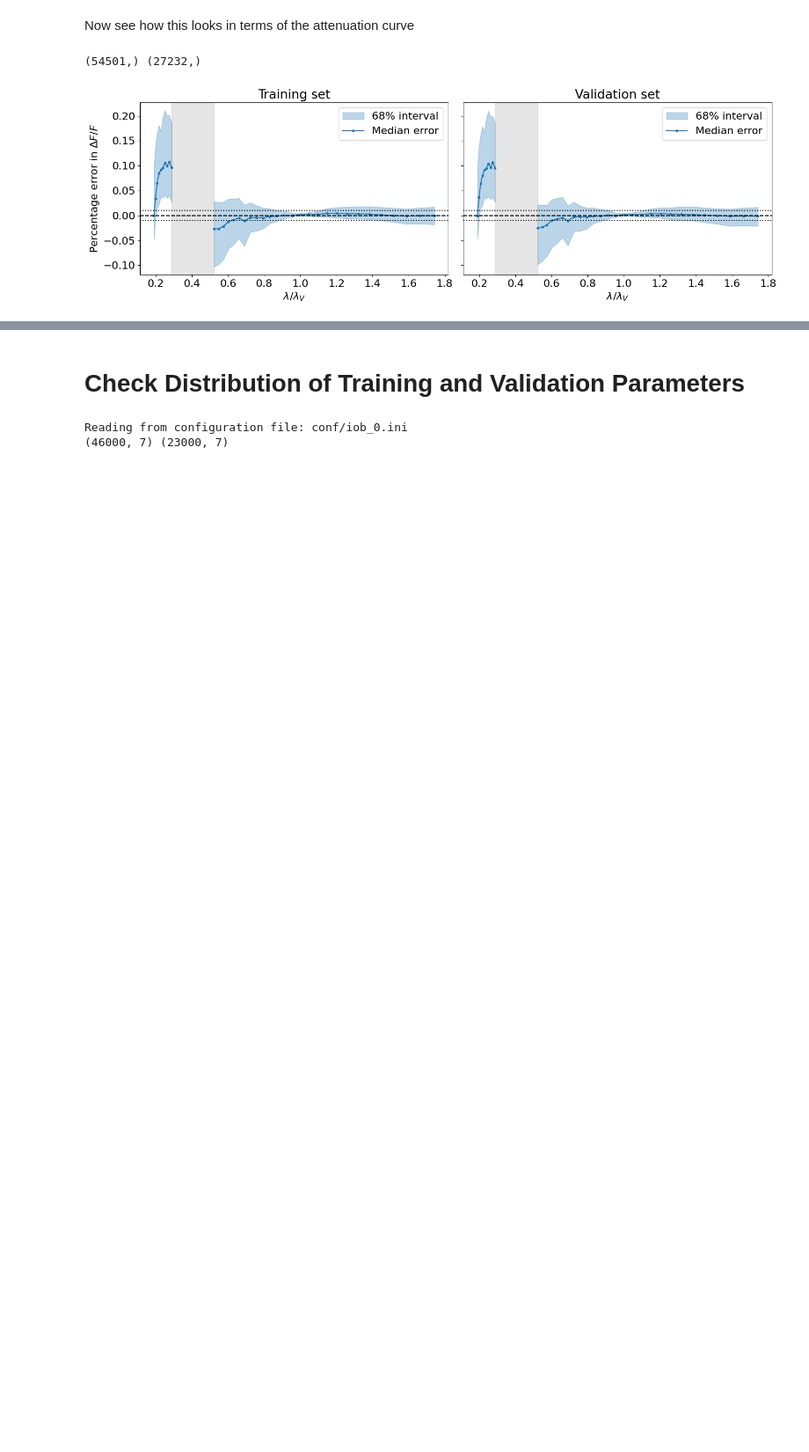
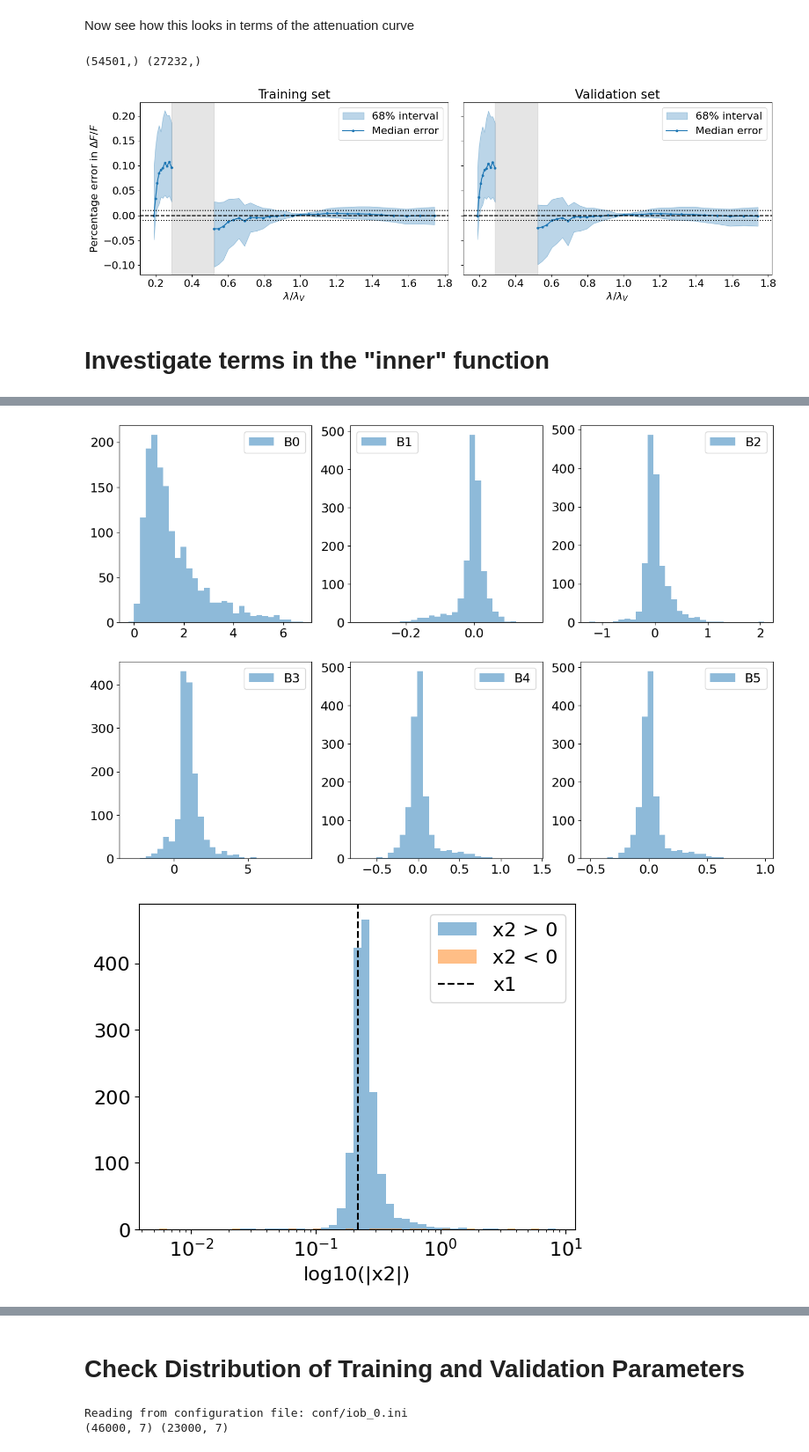
Before and after one commit to maho3/iob-attenuation, a Jupyter notebook: symbolic_regression/Results.ipynb, the cells around one changed output, grey strips where cells are left out. Shown at 88% size. Cells and saved outputs as stored; diff of their text form; code cells hidden in the pictures; blank space fills up the shorter version.

```diff
--- a/symbolic_regression/Results.ipynb
+++ b/symbolic_regression/Results.ipynb
@@ -578,3 +585,76 @@ fig.tight_layout()
 # %% [output]
 (54501,) (27232,)
 [figure]
+# %% [markdown]
+# Investigate terms in the "inner" function
+# %%
+name = 'train'
+ini_file = 'conf/iob_44.ini'; ilen = 43
+
+args = OperonArgs(ini_file)
+
+fname = args.selection.train_file if name == 'train' else args.selection.val_file
+data_train = pd.read_csv(fname)
+iob_cols = sorted([col for col in data_train.columns if re.match(r'IOB\d+', col)])
+
+c = [1.000648, 45.120201, 208.741272, 2.214609, 11.210193, 1.380509, 22.421267, 5.736165, 3.953059, 5.040799, 7.073277, 3.570695, 9.125808, 1.000648, 21.685377, 1.474194, 1.215716, 16.786709, 6.730947, 0.002466]
+
+print(iob_cols)
+# {B0: c13*(IOB1*c14 + c15), B1: IOB2*c16, B2: IOB1*c3 - IOB3*c4, B3: (IOB2*c6 + exp(IOB1*c7))*exp(-IOB3*c10), B4: -IOB2*c9, B5: -IOB2*c11}
+B0 = c[13] * (data_train['IOB1'].values * c[14] + c[15])
+B1 = data_train['IOB2'].values * c[16]
+B2 = c[3] * data_train['IOB1'].values - c[4] * data_train['IOB3'].values
+B3 = (c[6] * data_train['IOB2'].values + np.exp(c[7] * data_train['IOB1'].values)) * np.exp(-c[10] * data_train['IOB3'].values)
+B4 = -c[9] * data_train['IOB2'].values
+B5 = -c[11] * data_train['IOB2'].values
+
+fig, axs = plt.subplots(2, 3, figsize=(15,10))
+axs[0,0].hist(B0, bins=30, alpha=0.5, label='B0')
+axs[0,1].hist(B1, bins=30, alpha=0.5, label='B1')
+axs[0,2].hist(B2, bins=30, alpha=0.5, label='B2')
+axs[1,0].hist(B3, bins=30, alpha=0.5, label='B3')
+axs[1,1].hist(B4, bins=30, alpha=0.5, label='B4')
+axs[1,2].hist(B5, bins=30, alpha=0.5, label='B5')
+for ax in axs.flatten():
+    ax.legend()
+
+a = [-0.00246600000000000, -9.12580800000000, 45.120201, 1.380509, -6.73094700000000, 16.786709, 1.000648, -208.741272000000, -3.95305900000000]
+
+x1 = - a[2] / a[7]
+print(f'x1: {x1}')
+
+x2 = - 1/a[8] * (np.exp(B4) + B2 / B3)
+xmin = np.min(np.abs(x2))
+xmax = np.max(np.abs(x2))
+bins = np.logspace(np.log10(xmin), np.log10(xmax), 50)
+print(f'x2 min: {xmin}, x2 max: {xmax}')
+plt.figure()
+plt.hist(x2[x2>0], bins=bins, alpha=0.5, label='x2 > 0')
+plt.hist(-x2[x2<0], bins=bins, alpha=0.5, label='x2 < 0')
+plt.axvline(x1, color='k', ls='--', label='x1')
+plt.xscale('log')
+plt.xlabel('log10(|x2|)')
+plt.legend()
+
+npos = np.sum(x2 > 0)
+nneg = np.sum(x2 < 0)
+print(f'Number of positive x2: {npos}, number of negative x2: {nneg}')
+print(f'Fraction positive: {npos / (npos + nneg):.4f}')
+print(f'Fraction negative: {nneg / (npos + nneg):.4f}')
+
+m = (x2 > 0.1) & (x2 < 1.0)
+print(f'Number of 0.1 < x2 < 1.0: {np.sum(m)}')
+print(f'Fraction 0.1 < x2 < 1.0: {np.sum(m) / (npos + nneg):.4f}')
+
+D1 = np.exp(B5) * (B2 + B3 * np.exp(B4))
+npos = np.sum(D1 > 0)
+nneg = np.sum(D1 < 0)
+print(f'Number of positive D1: {npos}, number of negative D1: {nneg}')
+print(f'Fraction positive: {npos / (npos + nneg):.4f}')
+print(f'Fraction negative: {nneg / (npos + nneg):.4f}')
+plt.figure()
+plt.hist(D1, bins=30, alpha=0.5)
+plt.axvline(0., color='k', ls='--')
+
+print('b2', a[2] * a[6])
+# %% [output]
@@ -580,0 +676,2 @@ fig.tight_layout()
+[figure, added]
+[figure, added]
```
Also changed, not shown: parts of 2 cells of this notebook, 15 other files.
